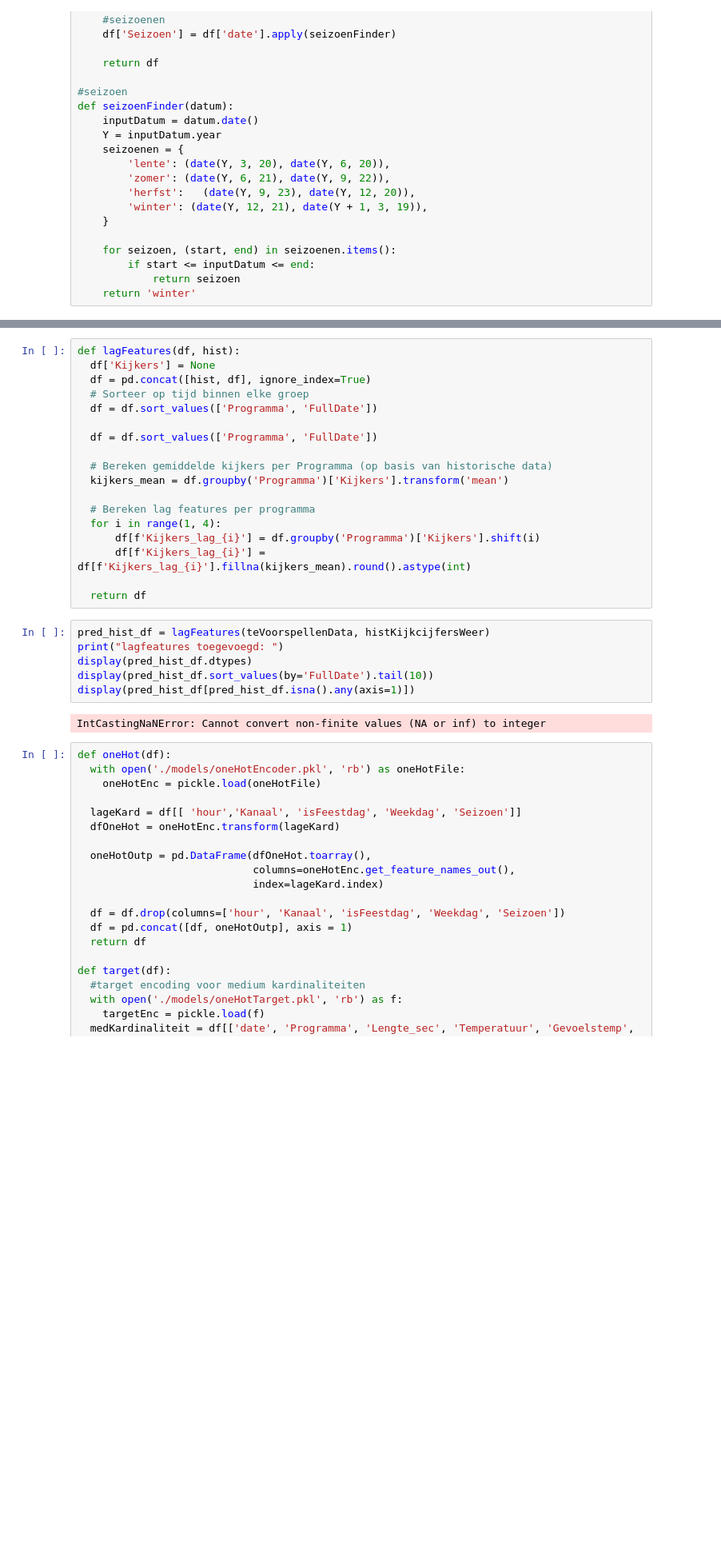
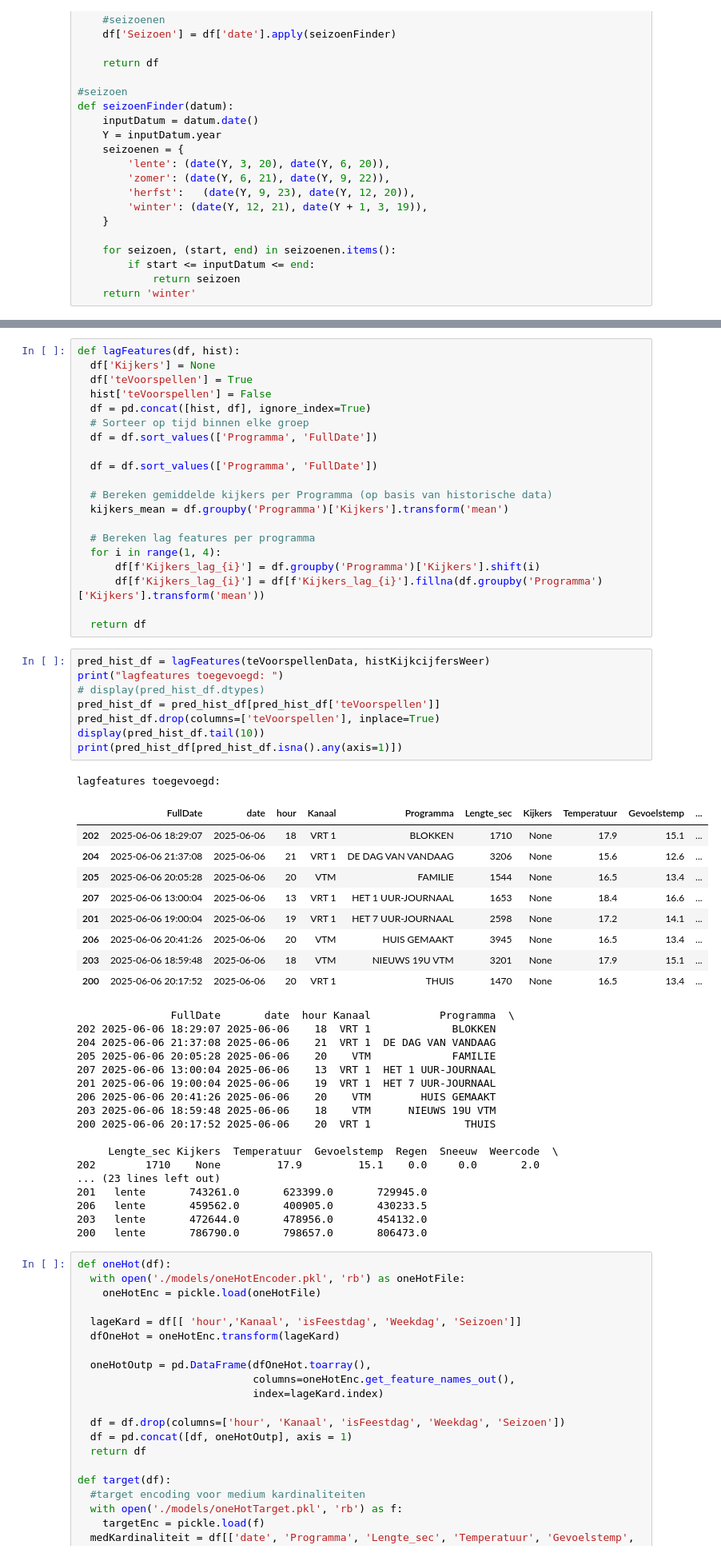
Before and after one commit to zhebii/ML_project_kijkcijfers, a Jupyter notebook: pipeline_tester.ipynb, the cells around one changed output, grey strips where cells are left out. Shown: that part at 80% size. Drawn from its saved outputs; the diff is of its cells as text; blank space fills up the shorter version.

```diff
--- a/pipeline_tester.ipynb
+++ b/pipeline_tester.ipynb
@@ -374,6 +376,8 @@ display(histWeerdataClean.head())
 # %%
 def lagFeatures(df, hist):
   df['Kijkers'] = None
+  df['teVoorspellen'] = True
+  hist['teVoorspellen'] = False
   df = pd.concat([hist, df], ignore_index=True)
   # Sorteer op tijd binnen elke groep
   df = df.sort_values(['Programma', 'FullDate'])
@@ -386,17 +390,45 @@ def lagFeatures(df, hist):
   # Bereken lag features per programma
   for i in range(1, 4):
       df[f'Kijkers_lag_{i}'] = df.groupby('Programma')['Kijkers'].shift(i)
-      df[f'Kijkers_lag_{i}'] = df[f'Kijkers_lag_{i}'].fillna(kijkers_mean).round().astype(int)
+      df[f'Kijkers_lag_{i}'] = df[f'Kijkers_lag_{i}'].fillna(df.groupby('Programma')['Kijkers'].transform('mean'))
 
   return df
 # %%
 pred_hist_df = lagFeatures(teVoorspellenData, histKijkcijfersWeer)
 print("lagfeatures toegevoegd: ")
-display(pred_hist_df.dtypes)
-display(pred_hist_df.sort_values(by='FullDate').tail(10))
-display(pred_hist_df[pred_hist_df.isna().any(axis=1)])
+# display(pred_hist_df.dtypes)
+pred_hist_df = pred_hist_df[pred_hist_df['teVoorspellen']]
+pred_hist_df.drop(columns=['teVoorspellen'], inplace=True)
+display(pred_hist_df.tail(10))
+print(pred_hist_df[pred_hist_df.isna().any(axis=1)])
 # %% [output]
-IntCastingNaNError: Cannot convert non-finite values (NA or inf) to integer
+lagfeatures toegevoegd:
+|  | FullDate | date | hour | Kanaal | Programma | Lengte_sec | Kijkers | Temperatuur | Gevoelstemp | ... |
+| 202 | 2025-06-06 18:29:07 | 2025-06-06 | 18 | VRT 1 | BLOKKEN | 1710 | None | 17.9 | 15.1 | ... |
+| 204 | 2025-06-06 21:37:08 | 2025-06-06 | 21 | VRT 1 | DE DAG VAN VANDAAG | 3206 | None | 15.6 | 12.6 | ... |
+| 205 | 2025-06-06 20:05:28 | 2025-06-06 | 20 | VTM | FAMILIE | 1544 | None | 16.5 | 13.4 | ... |
+| 207 | 2025-06-06 13:00:04 | 2025-06-06 | 13 | VRT 1 | HET 1 UUR-JOURNAAL | 1653 | None | 18.4 | 16.6 | ... |
+| 201 | 2025-06-06 19:00:04 | 2025-06-06 | 19 | VRT 1 | HET 7 UUR-JOURNAAL | 2598 | None | 17.2 | 14.1 | ... |
+| 206 | 2025-06-06 20:41:26 | 2025-06-06 | 20 | VTM | HUIS GEMAAKT | 3945 | None | 16.5 | 13.4 | ... |
+| 203 | 2025-06-06 18:59:48 | 2025-06-06 | 18 | VTM | NIEUWS 19U VTM | 3201 | None | 17.9 | 15.1 | ... |
+| 200 | 2025-06-06 20:17:52 | 2025-06-06 | 20 | VRT 1 | THUIS | 1470 | None | 16.5 | 13.4 | ... |
+               FullDate       date  hour Kanaal           Programma  \
+202 2025-06-06 18:29:07 2025-06-06    18  VRT 1             BLOKKEN
+204 2025-06-06 21:37:08 2025-06-06    21  VRT 1  DE DAG VAN VANDAAG
+205 2025-06-06 20:05:28 2025-06-06    20    VTM             FAMILIE
+207 2025-06-06 13:00:04 2025-06-06    13  VRT 1  HET 1 UUR-JOURNAAL
+201 2025-06-06 19:00:04 2025-06-06    19  VRT 1  HET 7 UUR-JOURNAAL
+206 2025-06-06 20:41:26 2025-06-06    20    VTM        HUIS GEMAAKT
+203 2025-06-06 18:59:48 2025-06-06    18    VTM      NIEUWS 19U VTM
+200 2025-06-06 20:17:52 2025-06-06    20  VRT 1               THUIS
+
+     Lengte_sec Kijkers  Temperatuur  Gevoelstemp  Regen  Sneeuw  Weercode  \
+202        1710    None         17.9         15.1    0.0     0.0       2.0
+... (23 lines left out)
+201   lente       743261.0       623399.0       729945.0
+206   lente       459562.0       400905.0       430233.5
+203   lente       472644.0       478956.0       454132.0
+200   lente       786790.0       798657.0       806473.0
 # %%
 def oneHot(df):
   with open('./models/oneHotEncoder.pkl', 'rb') as oneHotFile:
```
Also changed, not shown: parts of 10 cells of this notebook.
